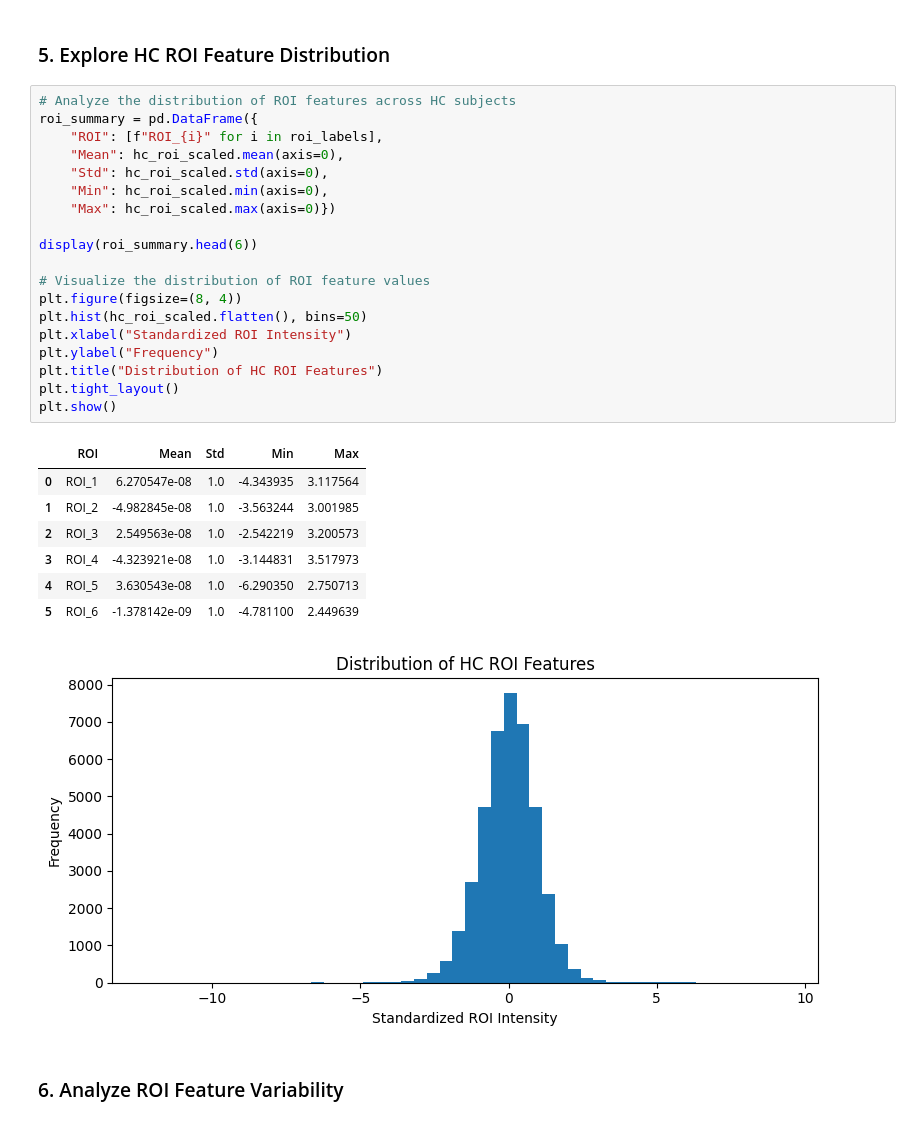
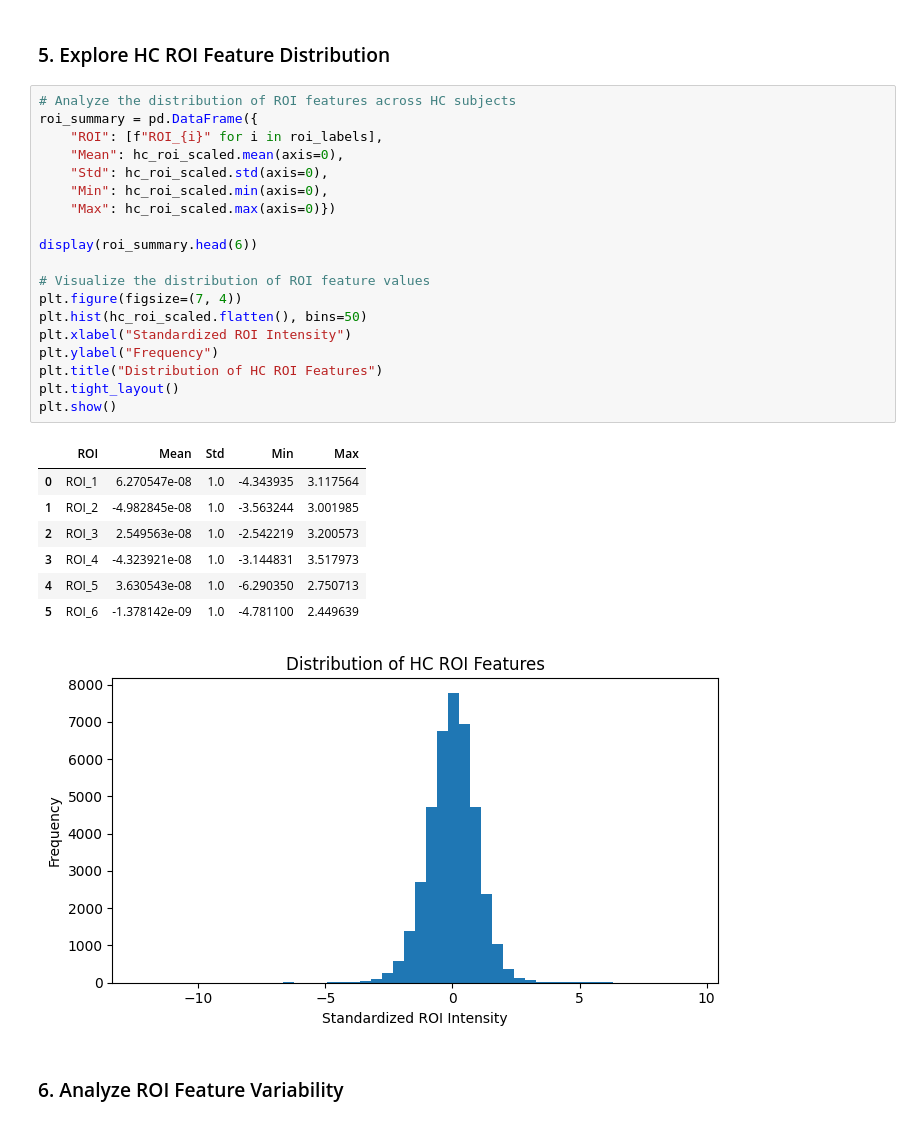
Before and after one commit to AnyUnimib/Medical_Imaging_Project, a Jupyter notebook: ADNI.ipynb, the cells around one changed output. Cells and saved outputs as stored; diff of their text form.

```diff
--- a/ADNI.ipynb
+++ b/ADNI.ipynb
@@ -733,31 +737,31 @@ Duplicate subjects: 0
 # %%
 # Analyze the distribution of ROI features across HC subjects
 roi_summary = pd.DataFrame({
     "ROI": [f"ROI_{i}" for i in roi_labels],
     "Mean": hc_roi_scaled.mean(axis=0),
     "Std": hc_roi_scaled.std(axis=0),
     "Min": hc_roi_scaled.min(axis=0),
     "Max": hc_roi_scaled.max(axis=0)})
 
 display(roi_summary.head(6))
 
 # Visualize the distribution of ROI feature values
-plt.figure(figsize=(8, 4))
+plt.figure(figsize=(7, 4))
 plt.hist(hc_roi_scaled.flatten(), bins=50)
 plt.xlabel("Standardized ROI Intensity")
 plt.ylabel("Frequency")
 plt.title("Distribution of HC ROI Features")
 plt.tight_layout()
 plt.show()
 # %% [output]
 |  | ROI | Mean | Std | Min | Max |
 | 0 | ROI_1 | 6.270547e-08 | 1.0 | -4.343935 | 3.117564 |
 | 1 | ROI_2 | -4.982845e-08 | 1.0 | -3.563244 | 3.001985 |
 | 2 | ROI_3 | 2.549563e-08 | 1.0 | -2.542219 | 3.200573 |
 | 3 | ROI_4 | -4.323921e-08 | 1.0 | -3.144831 | 3.517973 |
 | 4 | ROI_5 | 3.630543e-08 | 1.0 | -6.290350 | 2.750713 |
 | 5 | ROI_6 | -1.378142e-09 | 1.0 | -4.781100 | 2.449639 |
-[figure, old version]
+[figure, new version]
 # %% [markdown]
 ### 6. Analyze ROI Feature Variability
 # %%
```
Also changed, not shown: parts of 23 cells of this notebook.
